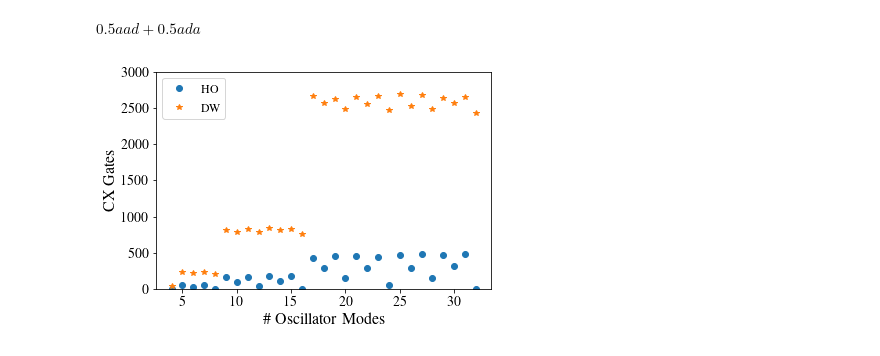
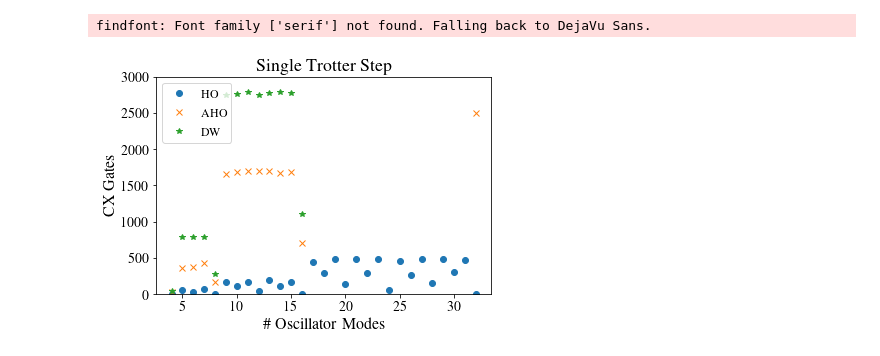
Before and after one commit to chrisculver/SUSY_QuantumComputing, a Jupyter notebook: tutorials/GateCountScaling.ipynb, the cells around one changed output. Drawn from its saved outputs; the diff is of its cells as text; code cells hidden in the pictures.

Commit message:
Updated gate count plots

```diff
--- a/tutorials/GateCountScaling.ipynb
+++ b/tutorials/GateCountScaling.ipynb
@@ -11,28 +11,24 @@ import math
 
 #harmonic oscillator
 h_b_HO = 0.5*(p*p + m*m*q*q)
-h_f_HO = m*b*bdag - m*bdag*b
+h_f_HO = -0.5*m#[bdag,b]
 
-hamHO = Hamiltonian(h_b_HO, h_f_HO, {m:1, g:1},
-                  2**3, standard_encode)
+#hamHO = Hamiltonian(h_b_HO, h_f_HO, {m:1, g:1},
+#                  2**3, standard_encode)
 
 #anharmonic oscillator
-h_b_AHO = 0.5*(p*p + m*m*q*q + 2.*m*g*q*q*q*q + g*g*q*q*q*q*q*q)
-h_f_AHO = 0.5*(m+3*g*q*q)*(b*bdag - bdag*b)
+h_b_AHO = 0.5*(p*p) + 0.5*(m*q+g*q**3)**2
+h_f_AHO = -0.5*(m+3*g*q*q)#[bdag,b]
 
-#hamAHO = Hamiltonian(h_b, h_f, {m:1, g:1},
+#hamAHO = Hamiltonian(h_b_AHO, h_f_AHO, {m:1, g:1},
 #                  2**3, standard_encode)
 
 #double well
 h_b_DW = 0.5*(p*p + (m*q + g*(q*q + mu*mu))**2)
-h_f_DW = -0.5*(m+2*g*q)*(b*bdag-bdag*b)
+h_f_DW = -0.5*(m+2*g*q)#[bdag,b]
 
-#hamDW = Hamiltonian(h_b, h_f, {m:1, g:1, mu:1},
+#hamDW = Hamiltonian(h_b_DW, h_f_DW, {m:1, g:1, mu:1},
 #                  2**3, standard_encode)
-# %%
-hamHO.harmonic
-# %% [output]
-$\displaystyle 0.5 a ad + 0.5 ad a$
 # %%
 HO_circuits = {}
 AHO_circuits = {}
@@ -53,30 +49,31 @@ for n in cutoffs:
                   n, standard_encode)
     HO_circuits[n] = {'hamiltonian': ham, 'circuit': hamToQC(ham.pauliStrings)}
 
-#    ham = Hamiltonian(h_b_AHO, h_f_AHO, {m:1, g:1},
-#                  n, standard_encode)
-#    AHO_circuits[n] = {'hamiltonian': ham, 'circuit': hamToQC(ham.pauliStrings)}
+    ham = Hamiltonian(h_b_AHO, h_f_AHO, {m:1, g:1},
+                  n, standard_encode)
+    AHO_circuits[n] = {'hamiltonian': ham, 'circuit': hamToQC(ham.pauliStrings)}
 
     ham = Hamiltonian(h_b_DW, h_f_DW, {m:1, g:1, mu: 1},
                   n, standard_encode)
     DW_circuits[n] = {'hamiltonian': ham, 'circuit': hamToQC(ham.pauliStrings)}
 # %%
 HOcxCounts = [HO_circuits[n]['circuit'].count_ops().get('cx') for n in cutoffs]
-#AHOcxCounts = [AHO_circuits[n]['circuit'].count_ops().get('cx') for n in cutoffs]
+AHOcxCounts = [AHO_circuits[n]['circuit'].count_ops().get('cx') for n in cutoffs]
 DWcxCounts = [DW_circuits[n]['circuit'].count_ops().get('cx') for n in cutoffs]
 
 HOcxCounts = [0 if v is None else v for v in HOcxCounts]
 # %%
 import matplotlib.pyplot as plt
 
 plt.plot(cutoffs, HOcxCounts,'o',label='HO')
-#plt.plot(cutoffs, AHOcxCounts,'x',label='AHO')
+plt.plot(cutoffs, AHOcxCounts,'x',label='AHO')
 plt.plot(cutoffs, DWcxCounts,'*',label='DW')
 plt.xlabel('\# Oscillator Modes')
 plt.ylabel('CX Gates')
-#plt.title('Single Trotter Step')
+plt.title('Single Trotter Step')
 plt.legend(loc='upper left')
 plt.ylim(-1,3000)
 plt.savefig('PLOTS/gate_counts.pdf')
 # %% [output]
+findfont: Font family ['serif'] not found. Falling back to DejaVu Sans.
-[figure, old version]
+[figure, new version]
```
Also changed, not shown: parts of 3 cells of this notebook, 11 other files.
